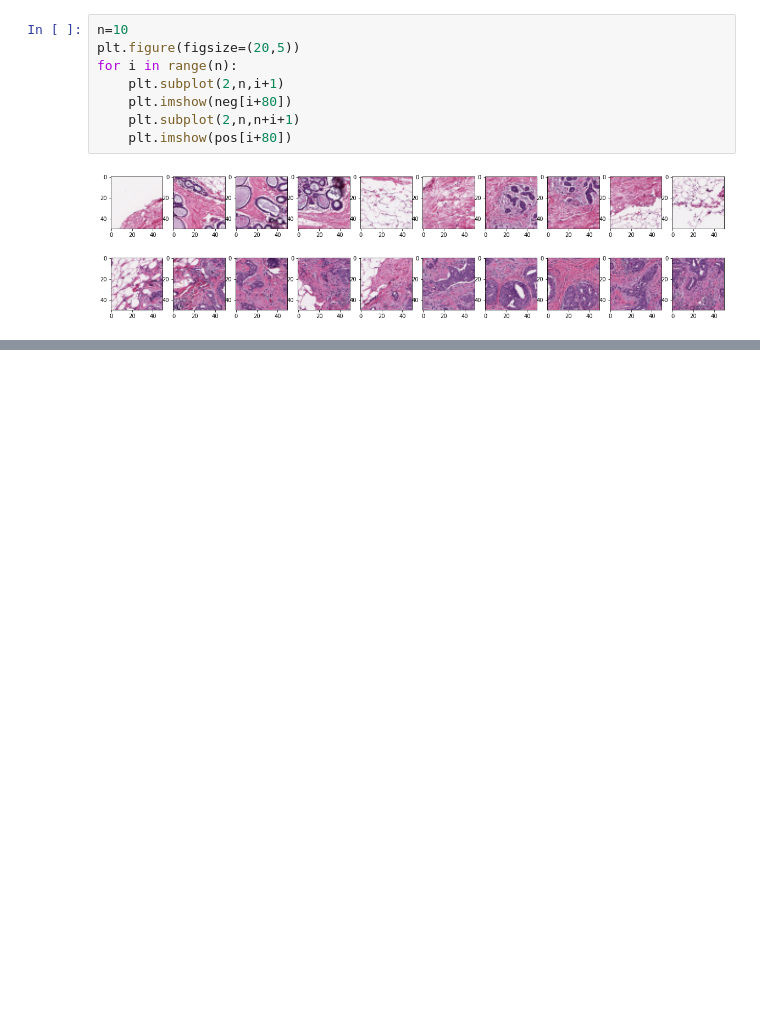
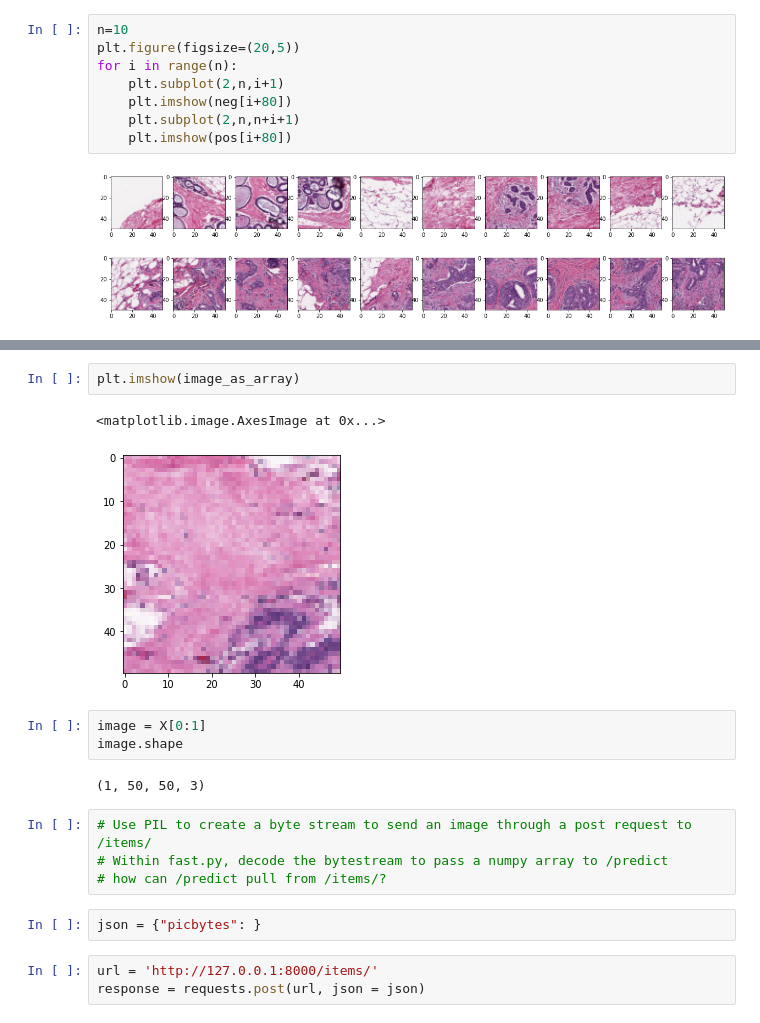
Before and after one commit to elizabeth-feldeverd/idc-backend, a Jupyter notebook: notebooks/idc.ipynb, the cells around one changed output, grey strips where cells are left out. Drawn from its saved outputs; the diff is of its cells as text; blank space fills up the shorter version.

```diff
--- a/notebooks/idc.ipynb
+++ b/notebooks/idc.ipynb
@@ -57,0 +108,19 @@ for i in range(n):
+# %%
+plt.imshow(image_as_array)
+# %% [output]
+<matplotlib.image.AxesImage at 0x...>
+[figure, added]
+# %%
+image = X[0:1]
+image.shape
+# %% [output]
+(1, 50, 50, 3)
+# %%
+# Use PIL to create a byte stream to send an image through a post request to /items/
+# Within fast.py, decode the bytestream to pass a numpy array to /predict
+# how can /predict pull from /items/?
+# %%
+json = {"picbytes": }
+# %%
+url = 'http://127.0.0.1:8000/items/'
+response = requests.post(url, json = json)
```
Also changed, not shown: parts of 12 cells of this notebook, 1 other file.
